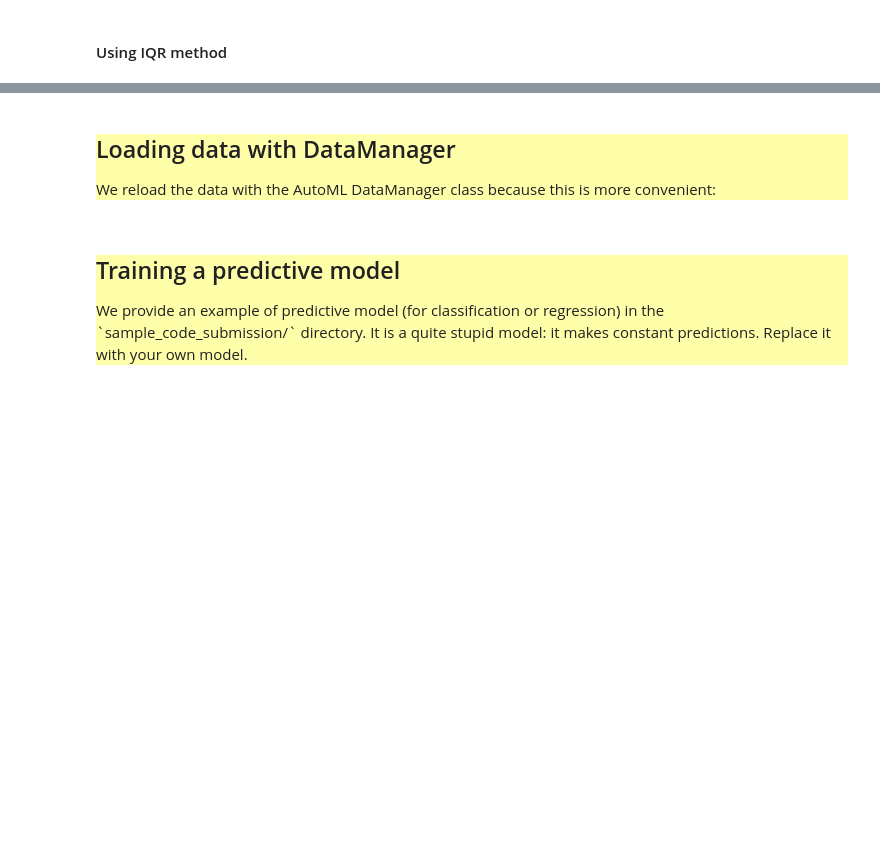
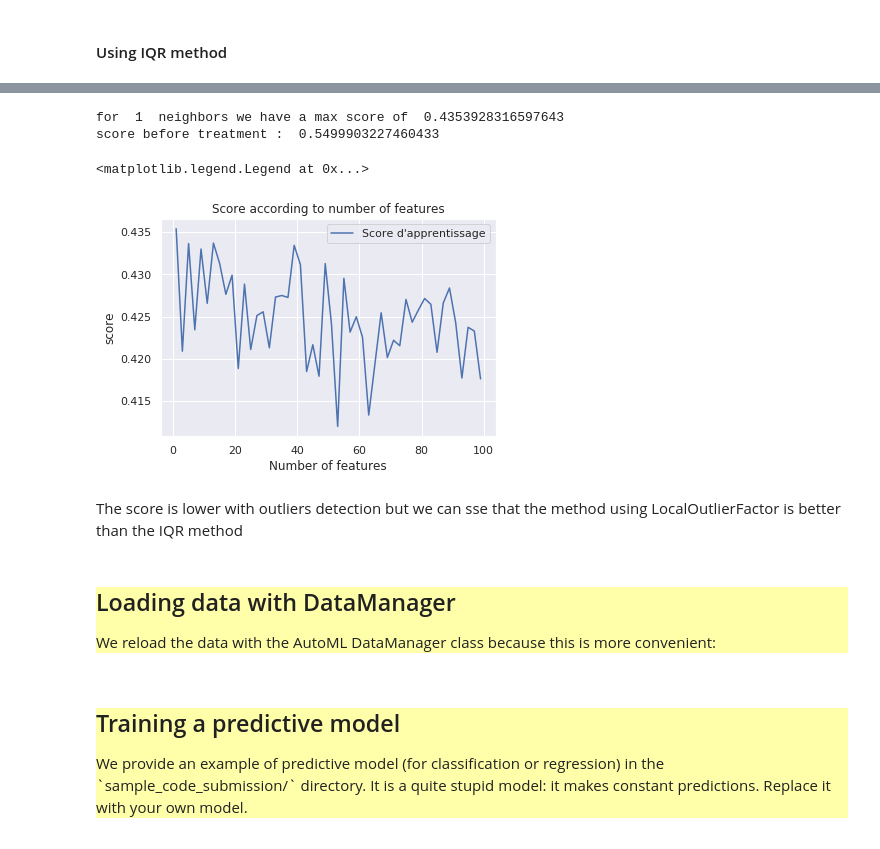
Before and after one commit to adblackx/PLANKTON, a Jupyter notebook: starting_kit/preprocessing.ipynb, the cells around one changed output, grey strips where cells are left out. Saved outputs shown, nothing was run; the diff lists cells and outputs as text; code cells hidden in the pictures; blank space fills up the shorter version.

Commit message:
I upgrade preprocessing

```diff
--- a/starting_kit/preprocessing.ipynb
+++ b/starting_kit/preprocessing.ipynb
@@ -469,3 +363,0 @@ def outliersZScore(X_train, Y_train, StDeviation):
-# %%
-X,Y = outliersZScore(D.data['X_train'], D.data['Y_train'], 3)
-XY = pd.DataFrame(np.append(X, Y, axis=1), columns = data.columns)
@@ -489,0 +401,34 @@ Actually we will used previous data with features selection and outliers deletio
+# %%
+from sklearn.neighbors import LocalOutlierFactor
+
+def LocalOutFact(X_train, Y_train, nbNeighbors):
+    XY = pd.DataFrame(np.append(X_train, Y_train, axis=1))
+    lof = LocalOutlierFactor(n_neighbors=nbNeighbors)
+    decision = lof.fit_predict(X_train)
+    XY = XY[~(decision==-1)]
+    X,Y = ExtractData(XY)
+    print("Number of Data deleted = ", X_train.shape[0]-X.shape[0])
+    return X,Y
+# %%
+#we charge the data
+score = []
+nbNeighbors = np.arange(1,100,2)
+for i in nbNeighbors:
+    data_fs = data.copy()
+    le = preprocessing.LabelEncoder()
+    data_fs.target = le.fit_transform(data_fs.target.values)
+    X_fs,Y_fs = ExtractData(data_fs)
+    #X_fs, pca = dimensionReduction(X_fs, nbFeat)
+    scaler = StandardScaler()
+    X_fs = scaler.fit_transform(X_fs)
+
+    X_train, Y_train, X_test, Y_test = makeTrainAndTestData(X_fs, Y_fs)
+
+    X_train, pca = dimensionReduction(X_train, nbFeat)
+
+    X_train, Y_train = LocalOutFact(X_train, Y_train, i)
+    clf = DecisionTreeClassifier(max_depth=10, max_features = 'sqrt',random_state=42)
+    X_test = pca.transform(X_test)
+    clf.fit(X_train, Y_train)
+    Y_predict =  clf.predict(X_test)
+    score.append(sklearn_metric(Y_test, Y_predict))
@@ -490,3 +453,24 @@ Actually we will used previous data with features selection and outliers deletio
+# %%
+maxInd = max_indice(score)
+nbNeig = nbNeighbors[maxInd]
+print("for ", nbNeig, " neighbors we have a max score of ", score[maxInd])
+print("score before treatment : ", scoreBefore)
+# %% [output]
+for  1  neighbors we have a max score of  0.4353928316597643
+score before treatment :  0.5499903227460433
+# %%
+fig,ax = plt.subplots()
+ax.plot(nbNeighbors,score,label = "Score d'apprentissage")
+
+plt.title('Score according to number of features')
+plt.xlabel('Number of features')
+plt.ylabel('score')
+plt.legend()
+# %% [output]
+<matplotlib.legend.Legend at 0x...>
+[figure, added]
+# %% [markdown]
+The score is lower with outliers detection but we can sse that the method using LocalOutlierFactor is better than the IQR method
 # %% [markdown]
 <div style="background:#FFFFAA">
     <h2>Loading data with DataManager</h2>
```
Also changed, not shown: parts of 51 cells of this notebook.
